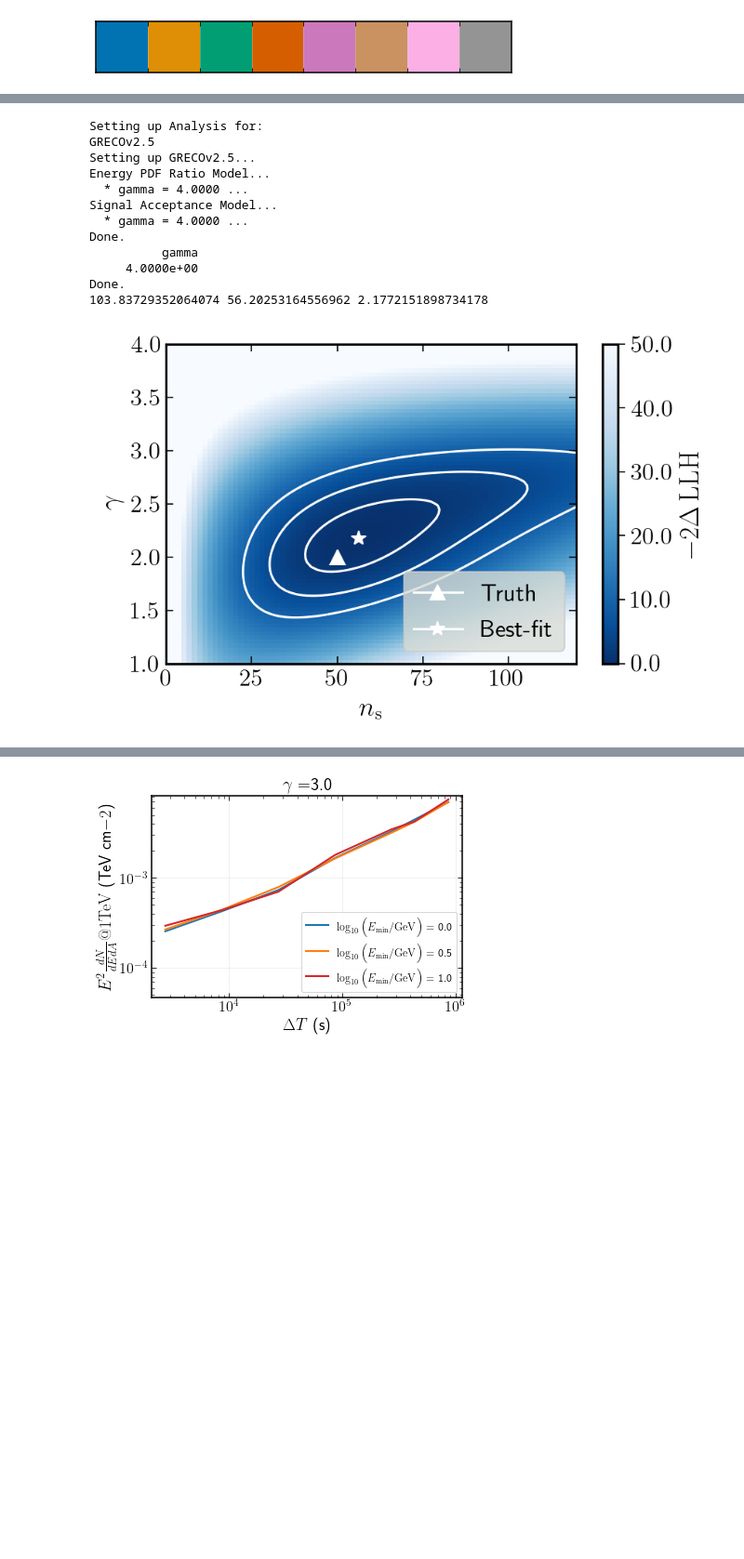
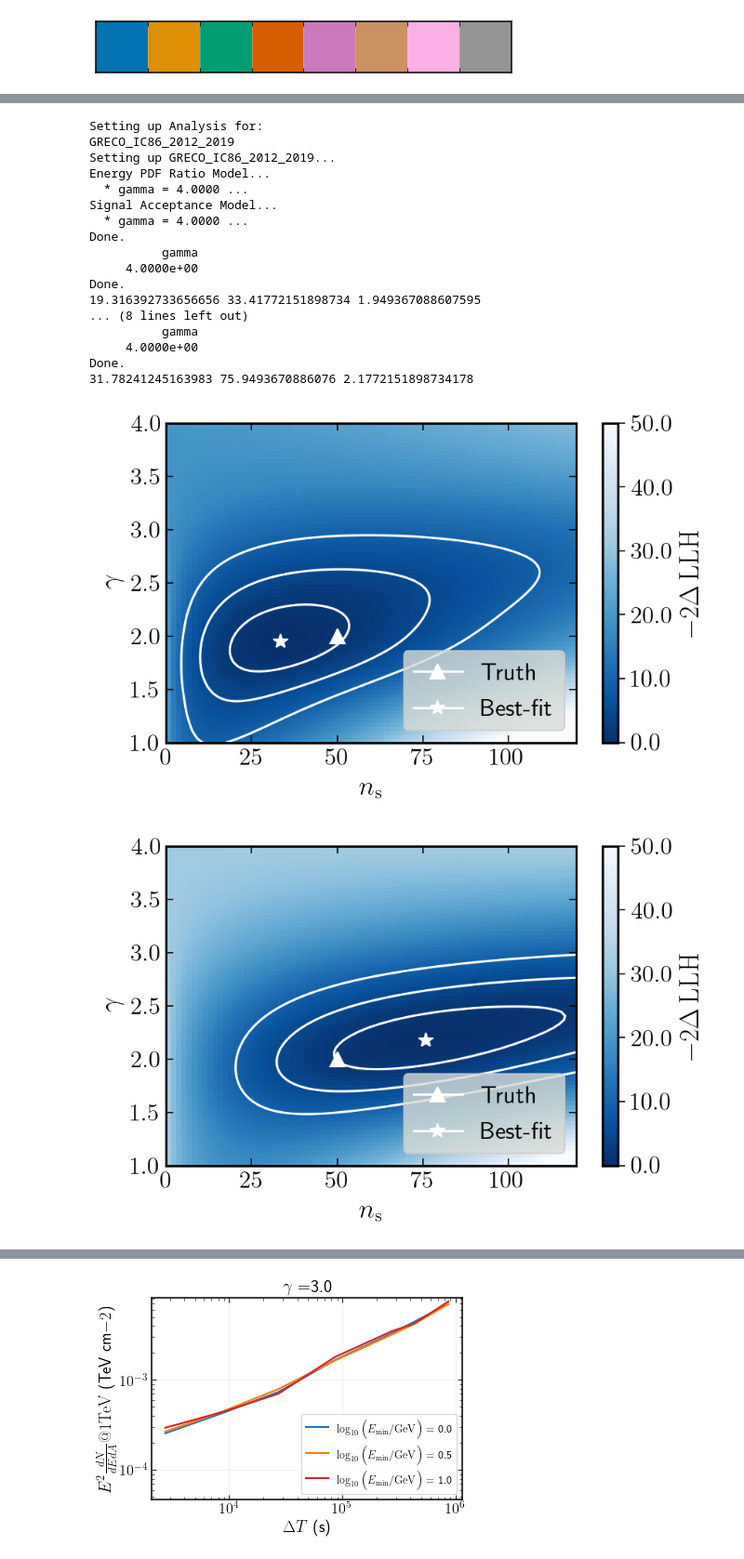
Before and after one commit to apizzuto/Novae, a Jupyter notebook: notebooks/stacking_sensitivity.ipynb, the cells around one changed output, grey strips where cells are left out. Shown at 93% size. Cells and saved outputs as stored; diff of their text form; code cells hidden in the pictures; blank space fills up the shorter version.

```diff
--- a/notebooks/stacking_sensitivity.ipynb
+++ b/notebooks/stacking_sensitivity.ipynb
@@ -37,11 +77,9 @@ reload(plotting)
 # %%
 gamma_novae = plotting.StackingPlots(
-    86400., 'gamma', 'gamma', seed=2, min_log_e=0.0,
-    allflavor=True, index=[2.0, 2.5, 3.0]
+    86400., 'gamma', 'gamma', seed=2, index=[2.0, 2.5, 3.0]
     )
 all_novae = plotting.StackingPlots(
-    86400., 'all_novae', 'optical', seed=2, min_log_e=0.0,
-    allflavor=True, index=[2.0, 2.5, 3.0]
+    86400., 'all_novae', 'optical', seed=2, index=[2.0, 2.5, 3.0]
     )
 gamma_novae.get_all_sens()
 all_novae.get_all_sens()
@@ -56,18 +227,27 @@ stack_plots.get_all_sens()
 # %%
 # TRY COLOR SCALE RdGy
-stack_plots.set_seed(13468)
-stack_plots.likelihood_scan(n_inj=50.)
+gamma_novae.set_seed(2)
+gamma_novae.likelihood_scan(n_inj=50.)
+
+all_novae.set_seed(2)
+all_novae.likelihood_scan(n_inj=50.)
 # %% [output]
 Setting up Analysis for:
-GRECOv2.5
-Setting up GRECOv2.5...
+GRECO_IC86_2012_2019
+Setting up GRECO_IC86_2012_2019...
 Energy PDF Ratio Model...
   * gamma = 4.0000 ...
 Signal Acceptance Model...
   * gamma = 4.0000 ...
 Done.
           gamma
      4.0000e+00
 Done.
-103.83729352064074 56.20253164556962 2.1772151898734178
+19.316392733656656 33.41772151898734 1.949367088607595
+... (8 lines left out)
+          gamma
+     4.0000e+00
+Done.
+31.78241245163983 75.9493670886076 2.1772151898734178
-[figure, old version]
+[figure, new version]
+[figure, added]
```
Also changed, not shown: parts of 38 cells of this notebook.
